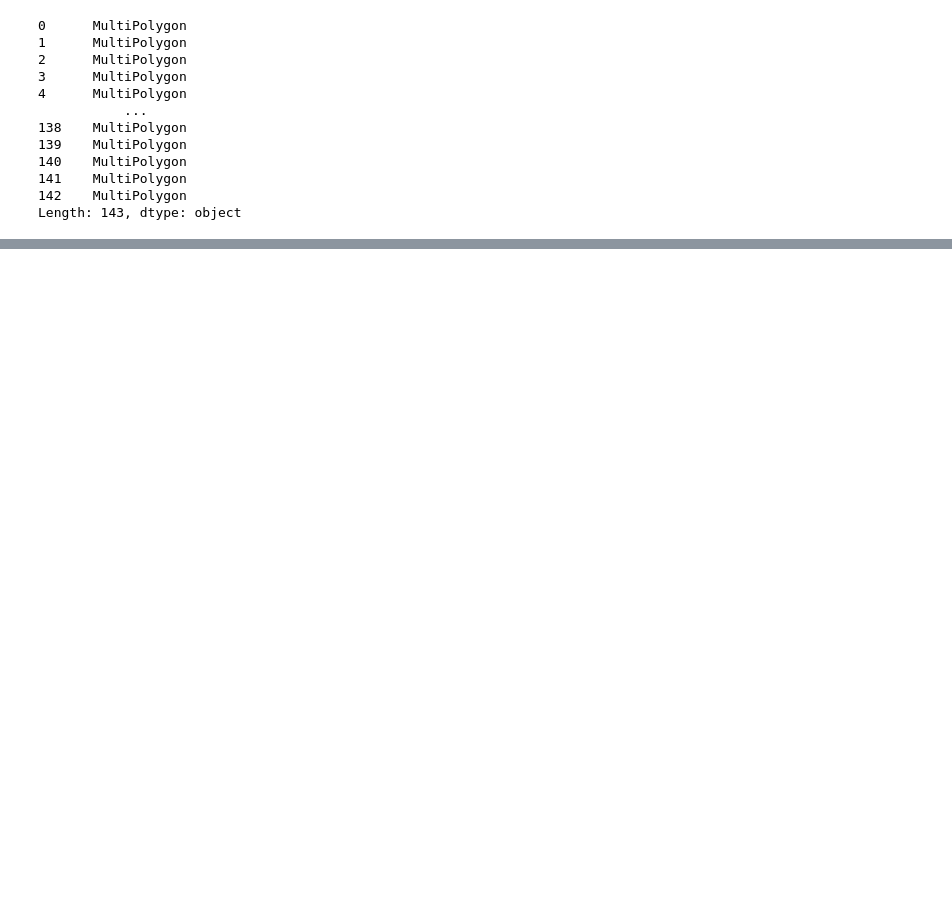
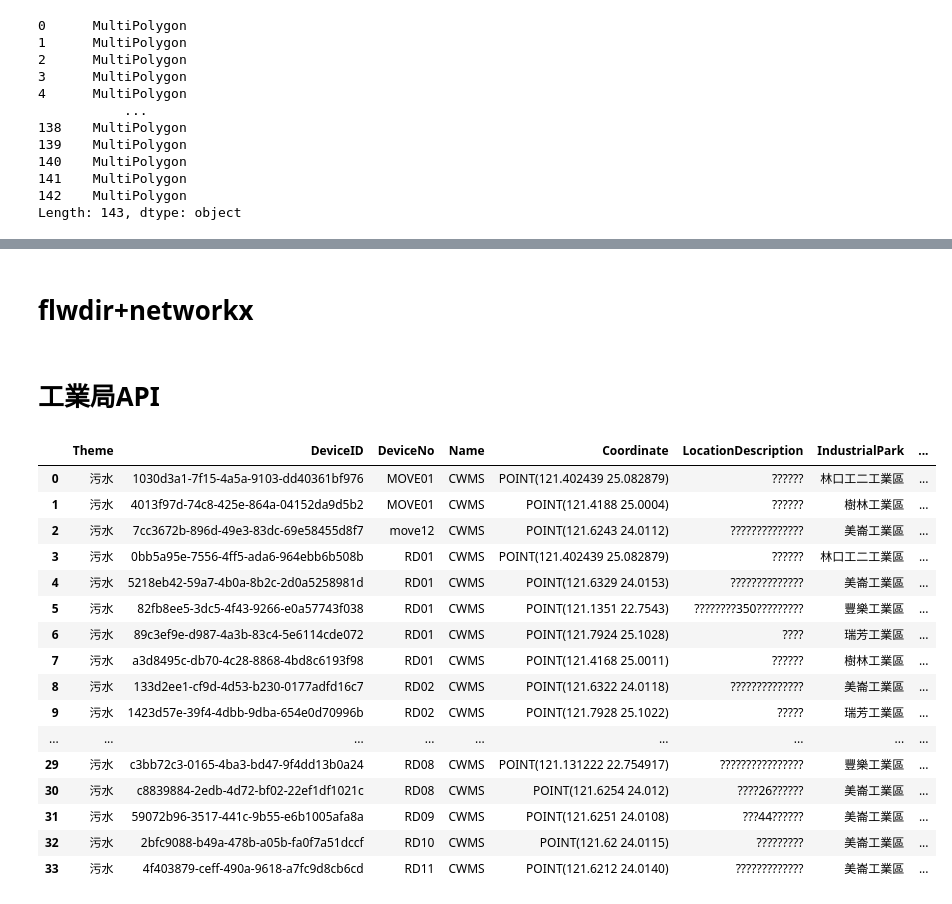
Before and after one commit to LinkItONEDevGroup/waterswak, a Jupyter notebook: engineer_mode.ipynb, the cells around one changed output, grey strips where cells are left out. Drawn from its saved outputs; the diff is of its cells as text; code cells hidden in the pictures; blank space fills up the shorter version.

```diff
--- a/engineer_mode.ipynb
+++ b/engineer_mode.ipynb
@@ -866,7 +904,7 @@ while True:
         sql="INSERT INTO t_time_series VALUES (%i,'pm25_74DA38B053E4', %.2f);" %(t_value,pm25)
         period=300
     if case_id=="riverlog_rain_hourdiff_station_cnt":
-        result = riverlog_rain_hourdiff_mon(10)
+        result = riverlog_rain_hourdiff_mon(gd,40)
         print("riverlog_rain_hourdiff_station_cnt=%s" %(result))
         date_obj = datetime.strptime(result[0], "%Y-%m-%d %H:%M:%S")
         t_value = date_obj.timestamp()
@@ -1269,0 +1472,2 @@ N22->N22
+# %% [markdown]
+# flwdir+networkx
@@ -1269,0 +1508,47 @@ N22->N22
+# %% [markdown]
+# 工業局API
+# %%
+headers = {"User-Agent": "Mozilla/5.0 (Windows NT 10.0; Win64; x64) AppleWebKit/537.36 (KHTML, like Gecko) Chrome/70.0.3538.77 Safari/537.36"}
+if 0:
+    cwpid="JWTP01"
+    url="https://parksim.moeaidb.gov.tw/apim/v2/Wastewater/CWMSLatest/%s" %(cwpid)
+    filename="output/CWMSLatest_%s.json" %(cwpid)
+if 0:
+    cwpid="JWTP01"
+    date_str="2021-03-01"
+    url="https://parksim.moeaidb.gov.tw/apim/v2/Wastewater/CWMSLive/%s/%s" %(cwpid,date_str)
+    filename="output/CWMSLive_%s_%s.json" %(cwpid,date_str)
+    #url_get(filename, url,True)
+if 0:
+    url="https://parksim.moeaidb.gov.tw/apim/v2/Wastewater/WTPWQAbnormal/2021-02-01/2021-03-01"
+    filename="output/WTPWQAbnormal"
+if 0:
+    url="https://parksim.moeaidb.gov.tw/apim/v2/Land/IdleLand/2019"
+    filename="output/IdleLand_2019.json"
+if 1:
+    url="https://parksim.moeaidb.gov.tw/apim/v2/Facility/IoTDevice/%E6%B1%A1%E6%B0%B4"
+    filename="output/IoTDevice_water.json"
+r = requests.get(url, headers=headers, params = {})
+open(filename, 'wb').write(r.content)
+data = load_json(filename)
+df=pd.DataFrame.from_dict(data)
+df
+#df.to_csv('output/debug.csv')
+# %% [output]
+|  | Theme | DeviceID | DeviceNo | Name | Coordinate | LocationDescription | IndustrialPark | ... |
+| 0 | 污水 | 1030d3a1-7f15-4a5a-9103-dd40361bf976 | MOVE01 | CWMS | POINT(121.402439 25.082879) | ?????? | 林口工二工業區 | ... |
+| 1 | 污水 | 4013f97d-74c8-425e-864a-04152da9d5b2 | MOVE01 | CWMS | POINT(121.4188 25.0004) | ?????? | 樹林工業區 | ... |
+| 2 | 污水 | 7cc3672b-896d-49e3-83dc-69e58455d8f7 | move12 | CWMS | POINT(121.6243 24.0112) | ?????????????? | 美崙工業區 | ... |
+| 3 | 污水 | 0bb5a95e-7556-4ff5-ada6-964ebb6b508b | RD01 | CWMS | POINT(121.402439 25.082879) | ?????? | 林口工二工業區 | ... |
+| 4 | 污水 | 5218eb42-59a7-4b0a-8b2c-2d0a5258981d | RD01 | CWMS | POINT(121.6329 24.0153) | ?????????????? | 美崙工業區 | ... |
+| 5 | 污水 | 82fb8ee5-3dc5-4f43-9266-e0a57743f038 | RD01 | CWMS | POINT(121.1351 22.7543) | ????????350????????? | 豐樂工業區 | ... |
+| 6 | 污水 | 89c3ef9e-d987-4a3b-83c4-5e6114cde072 | RD01 | CWMS | POINT(121.7924 25.1028) | ???? | 瑞芳工業區 | ... |
+| 7 | 污水 | a3d8495c-db70-4c28-8868-4bd8c6193f98 | RD01 | CWMS | POINT(121.4168 25.0011) | ?????? | 樹林工業區 | ... |
+| 8 | 污水 | 133d2ee1-cf9d-4d53-b230-0177adfd16c7 | RD02 | CWMS | POINT(121.6322 24.0118) | ?????????????? | 美崙工業區 | ... |
+| 9 | 污水 | 1423d57e-39f4-4dbb-9dba-654e0d70996b | RD02 | CWMS | POINT(121.7928 25.1022) | ????? | 瑞芳工業區 | ... |
+| ... | ... | ... | ... | ... | ... | ... | ... | ... |
+| 29 | 污水 | c3bb72c3-0165-4ba3-bd47-9f4dd13b0a24 | RD08 | CWMS | POINT(121.131222 22.754917) | ???????????????? | 豐樂工業區 | ... |
+| 30 | 污水 | c8839884-2edb-4d72-bf02-22ef1df1021c | RD08 | CWMS | POINT(121.6254 24.012) | ????26?????? | 美崙工業區 | ... |
+| 31 | 污水 | 59072b96-3517-441c-9b55-e6b1005afa8a | RD09 | CWMS | POINT(121.6251 24.0108) | ???44?????? | 美崙工業區 | ... |
+| 32 | 污水 | 2bfc9088-b49a-478b-a05b-fa0f7a51dccf | RD10 | CWMS | POINT(121.62 24.0115) | ????????? | 美崙工業區 | ... |
+| 33 | 污水 | 4f403879-ceff-490a-9618-a7fc9d8cb6cd | RD11 | CWMS | POINT(121.6212 24.0140) | ????????????? | 美崙工業區 | ... |
```
Also changed, not shown: parts of 28 cells of this notebook, 42 other files.
